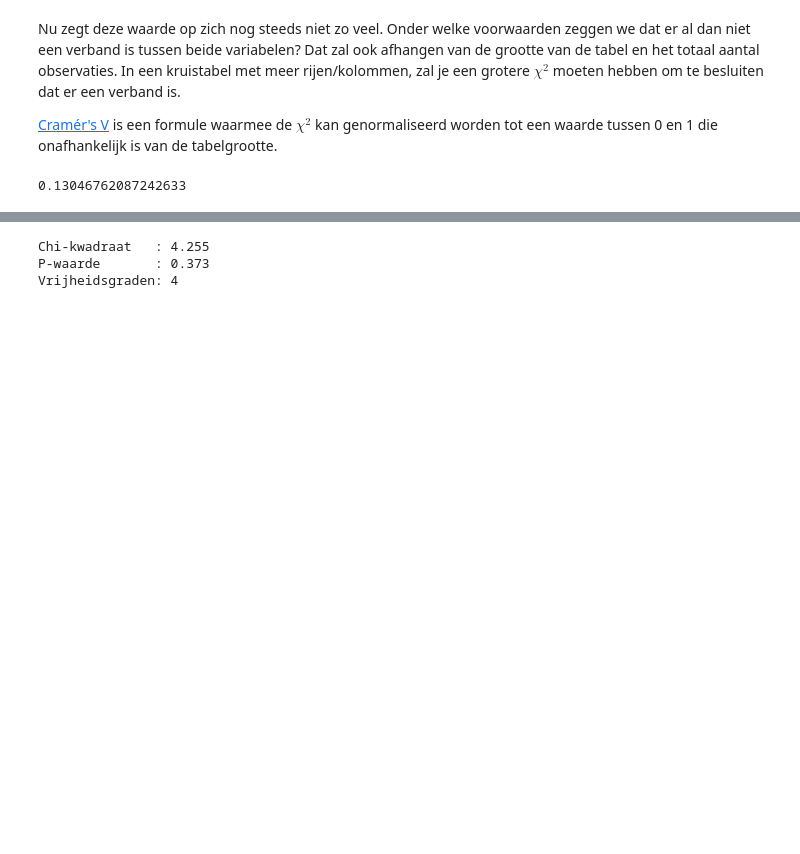
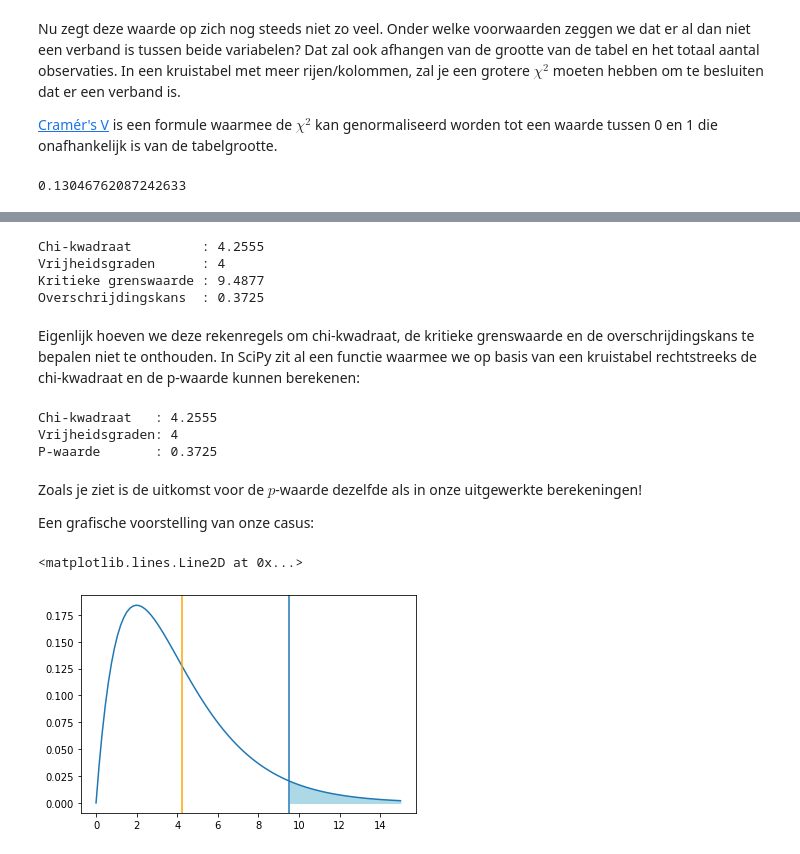
Before and after one commit to HoGentTIN/dsai-labos, a Jupyter notebook: 4-analyse-2-vars-kwal/demo-chi-kwadraat.ipynb, the cells around one changed output, grey strips where cells are left out. Drawn from its saved outputs; the diff is of its cells as text; code cells hidden in the pictures; blank space fills up the shorter version.

```diff
--- a/4-analyse-2-vars-kwal/demo-chi-kwadraat.ipynb
+++ b/4-analyse-2-vars-kwal/demo-chi-kwadraat.ipynb
@@ -211,11 +285,56 @@ Onze uitkomst voor Cramér's V wijst dus op een vrij zwak verband.
+# %%
+alpha = .05
+dimensions = observed.shape
+dof = (dimensions[0]-1) * (dimensions[1]-1)
+
+print("Chi-kwadraat         : %.4f" % chi_squared)
+print("Vrijheidsgraden      : %d" % dof)
+
+# Berekenen kritieke grenswaarde
+g = stats.chi2.isf(alpha, df = dof)
+print("Kritieke grenswaarde : %.4f" % g)
+
+# Berekenen overschrijdingskans
+p = stats.chi2.sf(chi_squared, df=dof)
+print("Overschrijdingskans  : %.4f" % p)
+# %% [output]
+Chi-kwadraat         : 4.2555
+Vrijheidsgraden      : 4
+Kritieke grenswaarde : 9.4877
+Overschrijdingskans  : 0.3725
+# %% [markdown]
+Eigenlijk hoeven we deze rekenregels om chi-kwadraat, de kritieke grenswaarde en de overschrijdingskans te bepalen niet te onthouden. In SciPy zit al een functie waarmee we op basis van een kruistabel rechtstreeks de chi-kwadraat en de p-waarde kunnen berekenen:
 # %%
-
+# Chi-kwadraat onanfhankelijkheidstoets op basis van een kruistabel
+observed = pd.crosstab(rlanders.Survey, rlanders.Gender)
 chi2, p, df, expected = stats.chi2_contingency(observed)
 
-print("Chi-kwadraat   : %.3f" % chi2)
-print("P-waarde       : %.3f" % p)
+print("Chi-kwadraat   : %.4f" % chi2)
 print("Vrijheidsgraden: %d" % df)
+print("P-waarde       : %.4f" % p)
 # %% [output]
-Chi-kwadraat   : 4.255
-P-waarde       : 0.373
+Chi-kwadraat   : 4.2555
 Vrijheidsgraden: 4
+P-waarde       : 0.3725
+# %% [markdown]
+Zoals je ziet is de uitkomst voor de $p$-waarde dezelfde als in onze uitgewerkte berekeningen!
+
+Een grafische voorstelling van onze casus:
+# %%
+# Is er een verband tussen Gender en Survey?
+
+# x-waarden:
+x = np.linspace(0, 15, num=100)
+# kansdichtheid van de chi-kwadraatverdeling met 4 vrijheidsgraden:
+y = stats.chi2.pdf(x, df=dof)
+# het getal q waarvoor geldt dat de rechterstaartkans precies 5% is:
+
+fig, tplot = plt.subplots(1, 1)
+tplot.plot(x, y)                     # kansdichtheid
+tplot.fill_between(x, y, where=x>=q, # kritieke gebied
+    color='lightblue')
+tplot.axvline(q)                     # kritieke grenswaarde
+tplot.axvline(chi2, color='orange')  # chi-kwadraat
+# %% [output]
+<matplotlib.lines.Line2D at 0x...>
+[figure, added]
```
Also changed, not shown: parts of 11 cells of this notebook.
